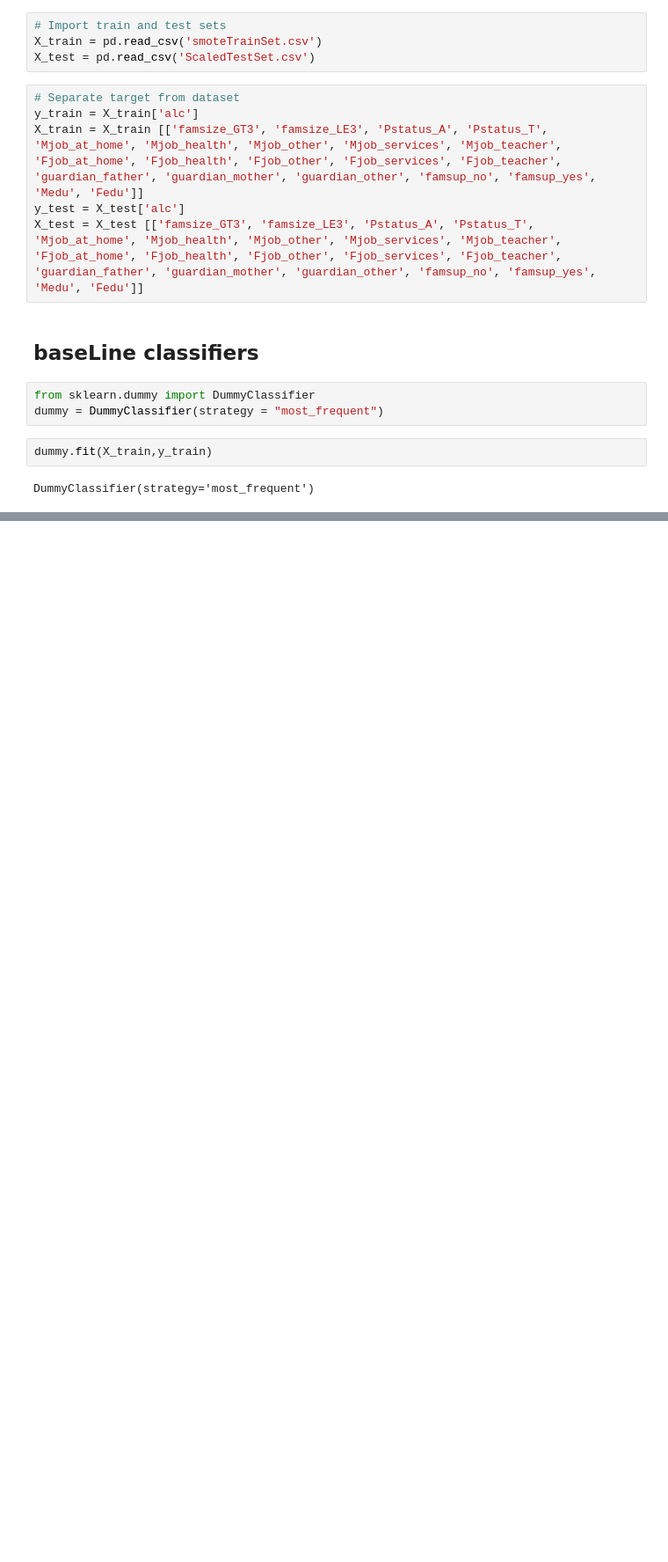
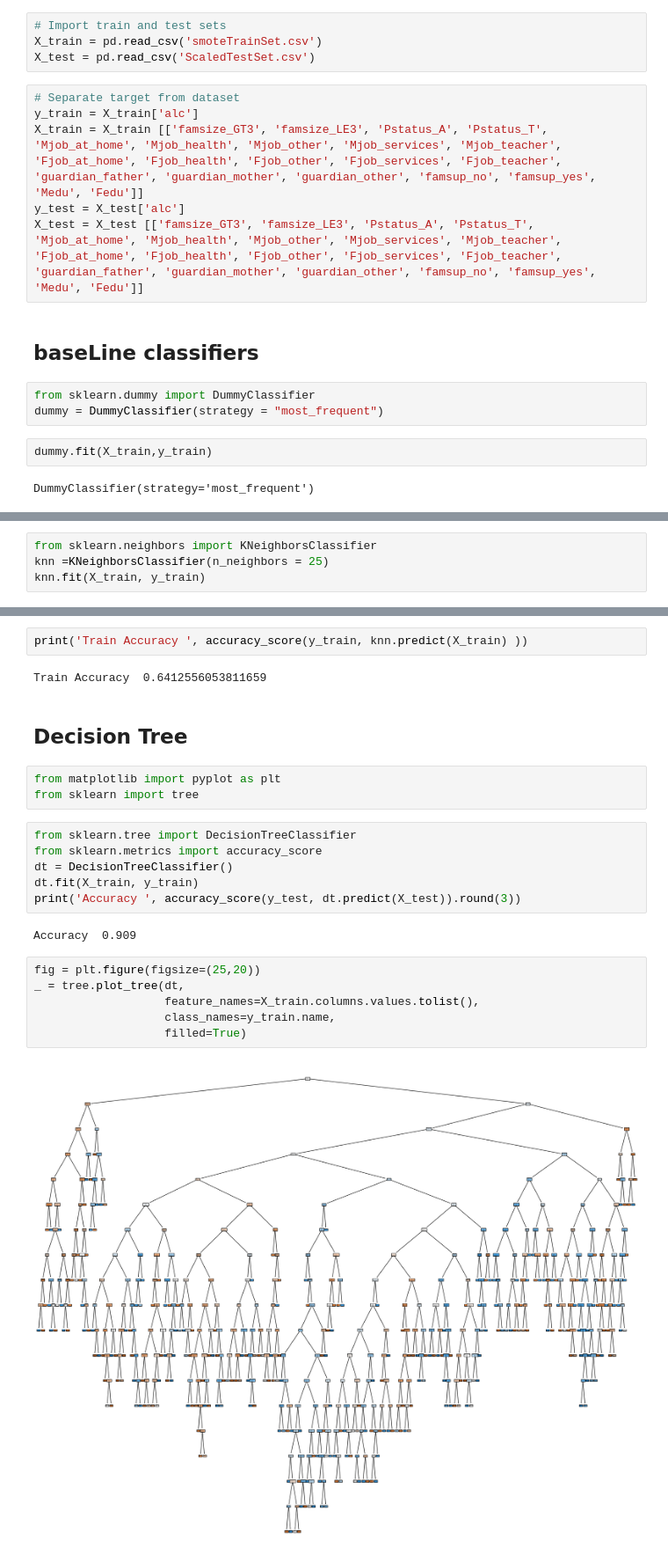
Before and after one commit to NafisFaiyaz007/CSE-445-Machine-learning_Predicting-Risky-Alcohol-Consumption-among-Students, a Jupyter notebook: Research question 3 .ipynb, the cells around one changed output, grey strips where cells are left out. Shown at 88% size. Cells and saved outputs as stored; diff of their text form; blank space fills up the shorter version.

```diff
--- a/Research question 3 .ipynb
+++ b/Research question 3 .ipynb
@@ -39,0 +43,4 @@ NameError: name 'y_train' is not defined
+# %%
+from sklearn.neighbors import KNeighborsClassifier
+knn =KNeighborsClassifier(n_neighbors = 25)
+knn.fit(X_train, y_train)
@@ -39,0 +90,25 @@ NameError: name 'y_train' is not defined
+# %%
+print('Train Accuracy ', accuracy_score(y_train, knn.predict(X_train) ))
+# %% [output]
+Train Accuracy  0.6412556053811659
+# %% [markdown]
+## Decision Tree
+# %%
+from matplotlib import pyplot as plt
+from sklearn import tree
+# %%
+from sklearn.tree import DecisionTreeClassifier
+from sklearn.metrics import accuracy_score
+dt = DecisionTreeClassifier()
+dt.fit(X_train, y_train)
+print('Accuracy ', accuracy_score(y_test, dt.predict(X_test)).round(3))
+# %% [output]
+Accuracy  0.909
+# %%
+fig = plt.figure(figsize=(25,20))
+_ = tree.plot_tree(dt,
+                   feature_names=X_train.columns.values.tolist(),
+                   class_names=y_train.name,
+                   filled=True)
+# %% [output]
+[figure, added]
```
Also changed, not shown: parts of 9 cells of this notebook, 7 other files.
